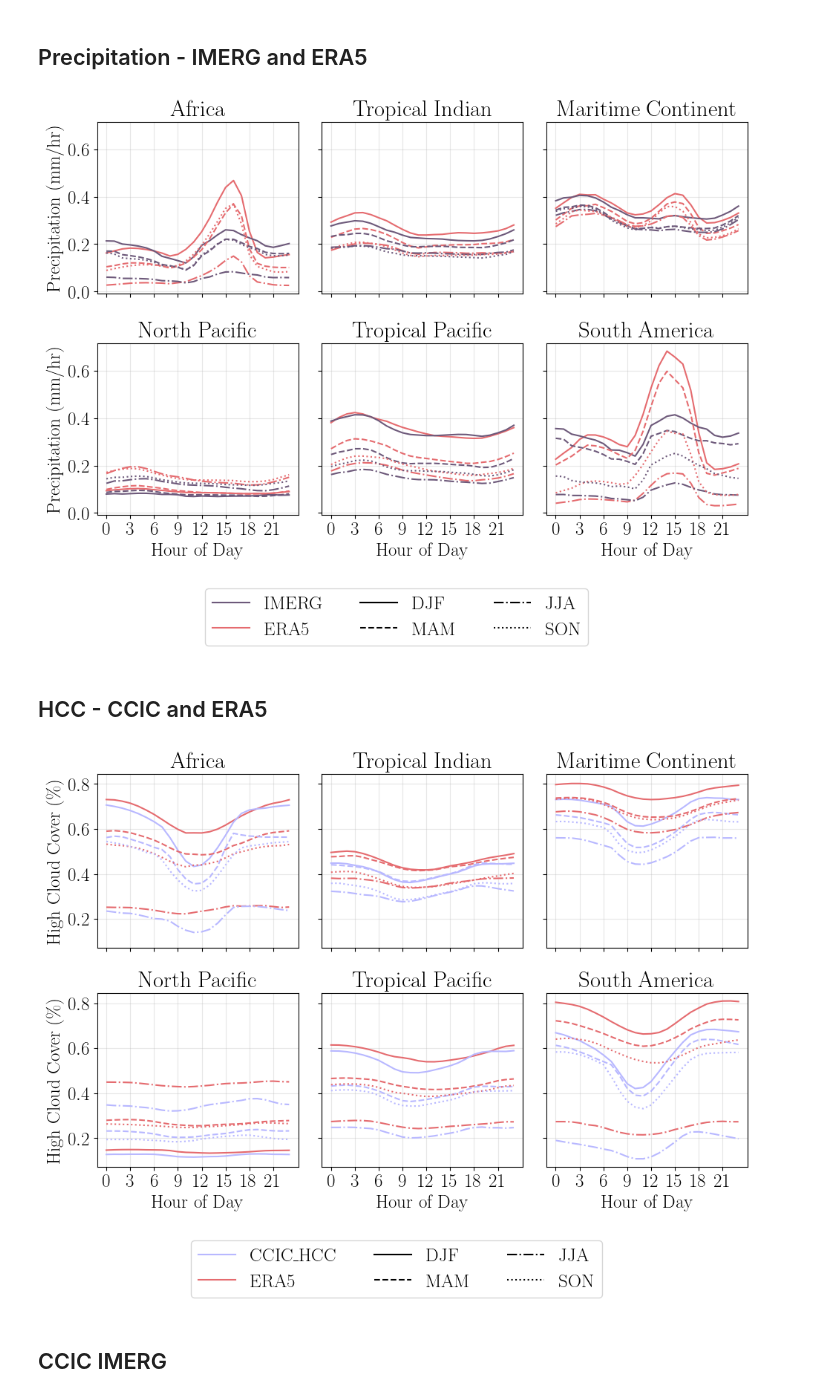
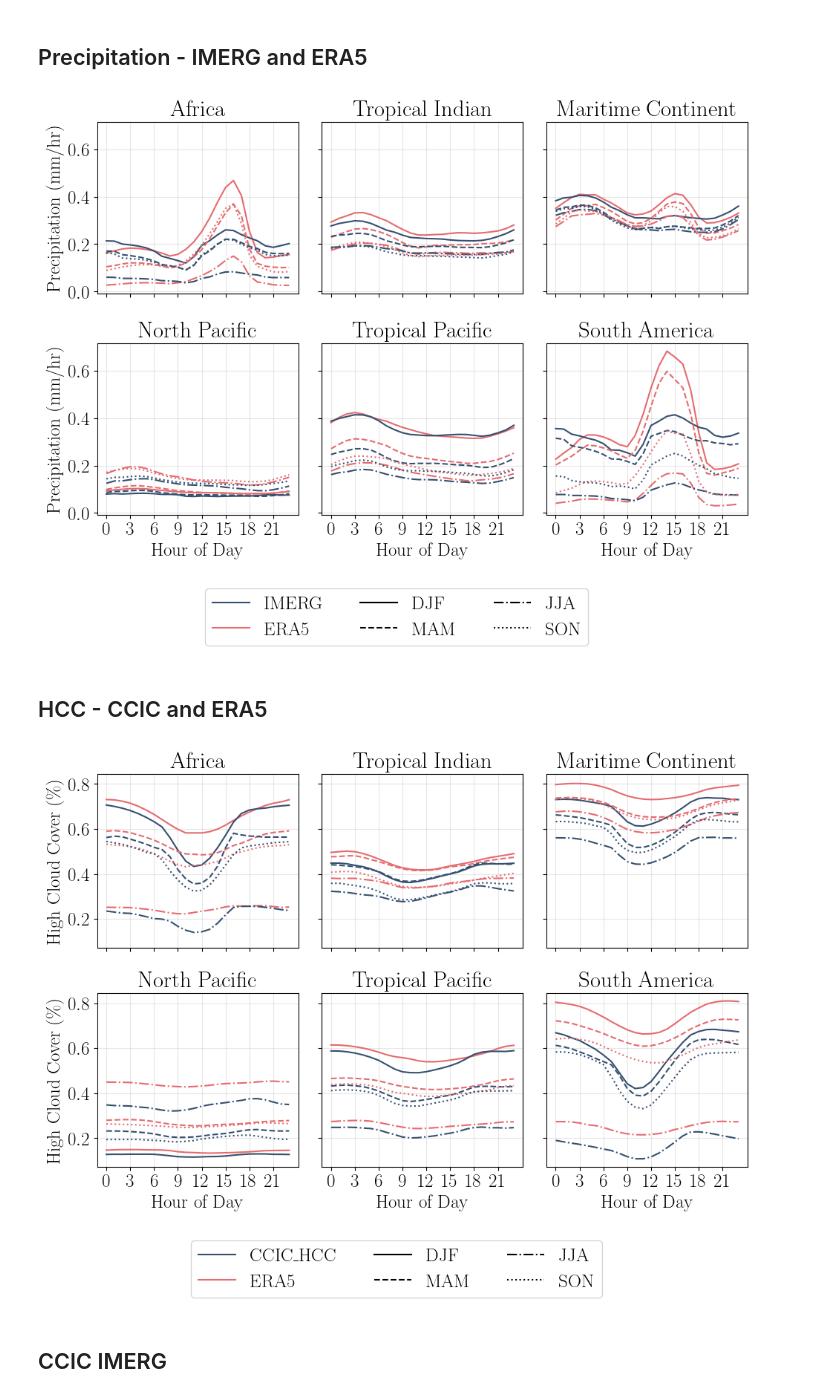
Before and after one commit to lekolara/diurnal_cycles, a Jupyter notebook: notebooks/regional_diurnal.ipynb, the cells around one changed output. Saved outputs shown, nothing was run; the diff lists cells and outputs as text; code cells hidden in the pictures.

```diff
--- a/notebooks/regional_diurnal.ipynb
+++ b/notebooks/regional_diurnal.ipynb
@@ -68,7 +68,6 @@ plt.figure(figsize=(9, 4))
 ax = plt.axes(projection=ccrs.PlateCarree(central_longitude=180))
 ax.set_extent([0,360, -40, 40],crs=ccrs.PlateCarree())
 ax.coastlines(linewidth=1)
-ax.add_feature(cfeature.BORDERS, linewidth=0.5)
 ax.add_feature(cfeature.LAND, facecolor='0.95')
 ax.add_feature(cfeature.OCEAN, facecolor='0.85')
 
@@ -205,7 +201,7 @@ er_var = 'pr'  # or the correct variable name in ERA5
 imerg_var = 'pr'  # or the correct variable name in IMERG
 
 # Colors and linestyles for datasets and seasons
-imerg_color = '#6D597A'
+imerg_color = '#355070'
 era5_color = '#e56b6fff'
 
 season_linestyles = ['-', '--', '-.', ':']
@@ -258,7 +254,7 @@ plt.tight_layout(rect=[0, 0, 1, 0.96])
 plt.savefig('../pdf/Regional_diurnal_ERA5_IMERG' + ('_relative' if RELATIVE else '') + '.pdf', bbox_inches='tight')
 plt.show()
 # %% [output]
-[figure, old version]
+[figure, new version]
 # %% [markdown]
 ## HCC - CCIC and ERA5
 # %%
@@ -279,7 +275,7 @@ er_var = 'hcc'  # or the correct variable name in ERA5
 imerg_var = 'hcc'  # or the correct variable name in IMERG
 
 # Colors and linestyles for datasets and seasons
-ccic_color = '#B8B8FF'
+ccic_color = '#355070'
 era5_color = '#e56b6fff'
 season_linestyles = ['-', '--', '-.', ':']
 season_names = ['DJF', 'MAM', 'JJA', 'SON']
@@ -304,34 +300,34 @@ for i, (region_name, region) in enumerate(regions_plot.items()):
         ccic_cycle = seasonal_diurnal(CCIC_HCC, region, months)
         if RELATIVE:
             ccic_cycle = (ccic_cycle / ccic_cycle.mean() - 1) * 100
         ax.plot(CCIC_HCC['hour_of_day'], ccic_cycle, label=f'CCIC_HCC {season}', color=ccic_color, linestyle=season_linestyles[j])
     ax.set_title(region_name)
     ax.set_xticks([0,3,6,9,12,15,18,21])
     ax.grid(True, alpha=0.3)
     if i >= (ratio[0]-1)*ratio[1]:
         ax.set_xlabel('Hour of Day')
     if i % ratio[1] == 0:
         ax.set_ylabel('High Cloud Cover (\%)' if not RELATIVE else 'Relative High Cloud Cover (\%)')
 
 import matplotlib.lines as mlines
 dataset_handles = [
     mlines.Line2D([], [], color=ccic_color, label='CCIC_HCC'),
     mlines.Line2D([], [], color=era5_color, label='ERA5')
 ]
 season_handles = [
     mlines.Line2D([], [], color='black', linestyle=season_linestyles[i], label=season_names[i])
     for i in range(4)
 ]
 
 fig.legend(dataset_handles + season_handles, [h.get_label() for h in dataset_handles + season_handles],
            loc='upper center', bbox_to_anchor=(0.5, 0), ncol=3, frameon=True)
 
 #plt.suptitle('Seasonal Diurnal Cycles: ERA5 vs CCIC_HCC', fontsize=25)
 plt.tight_layout(rect=[0, 0, 1, 0.96])
 plt.savefig('../pdf/Regional_diurnal_ERA5_CCIC_HCC' + ('_relative' if RELATIVE else '') + '.pdf', bbox_inches='tight')
 plt.show()
 # %% [output]
-[figure, old version]
+[figure, new version]
 # %% [markdown]
 ## CCIC IMERG
 # %%
```
Also changed, not shown: parts of 5 cells of this notebook, 22 other files.
